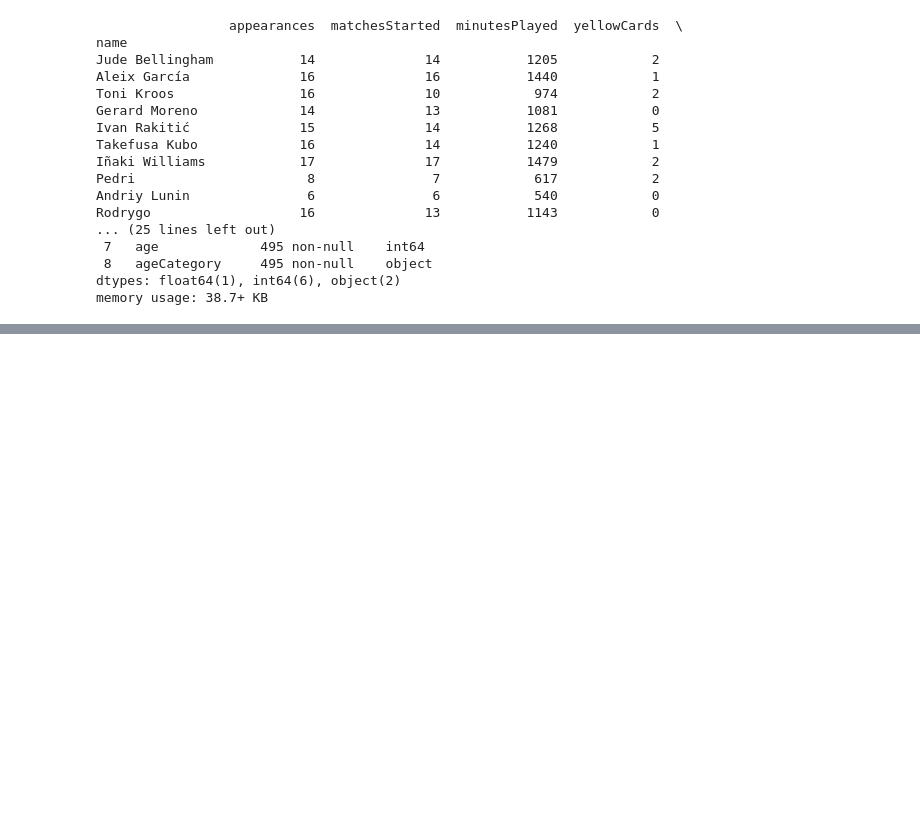
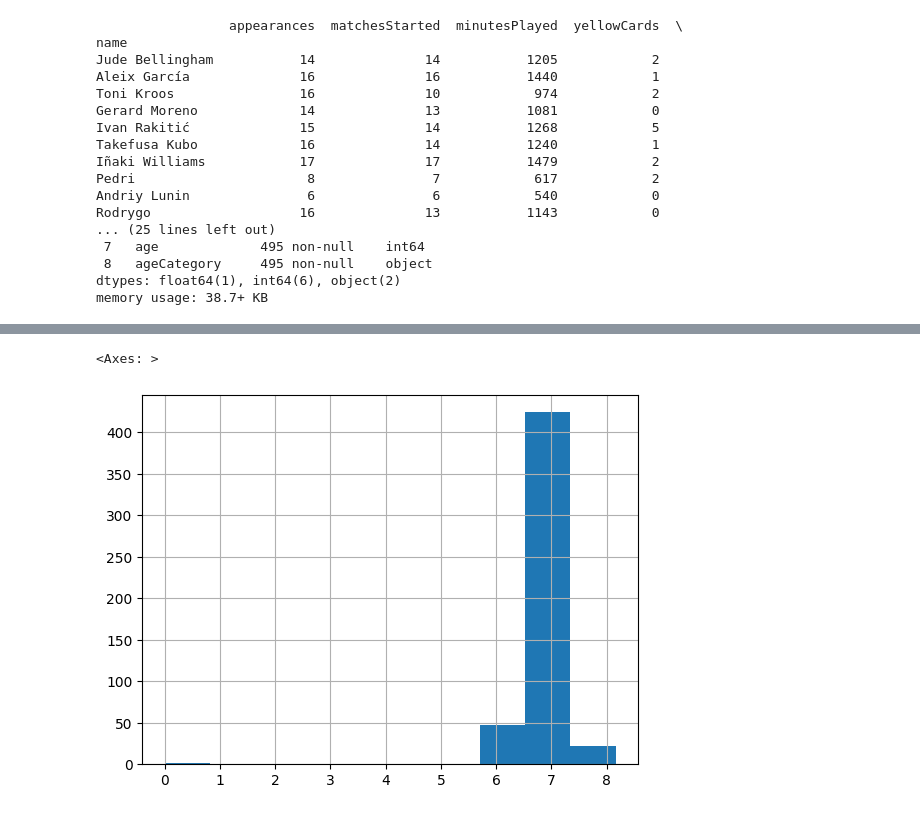
Before and after one commit to prromera/EDA_repo, a Jupyter notebook: EDA/1-Definicion_EDA.ipynb, the cells around one changed output, grey strips where cells are left out. Cells and saved outputs as stored; diff of their text form; code cells hidden in the pictures; blank space fills up the shorter version.

```diff
--- a/EDA/1-Definicion_EDA.ipynb
+++ b/EDA/1-Definicion_EDA.ipynb
@@ -159,0 +326,5 @@ memory usage: 38.7+ KB
+# %%
+df_gen["rating"].hist() #histograma de nuestra variable principal
+# %% [output]
+<Axes: >
+[figure, added]
```
Also changed, not shown: parts of 93 cells of this notebook, 2 other files.
